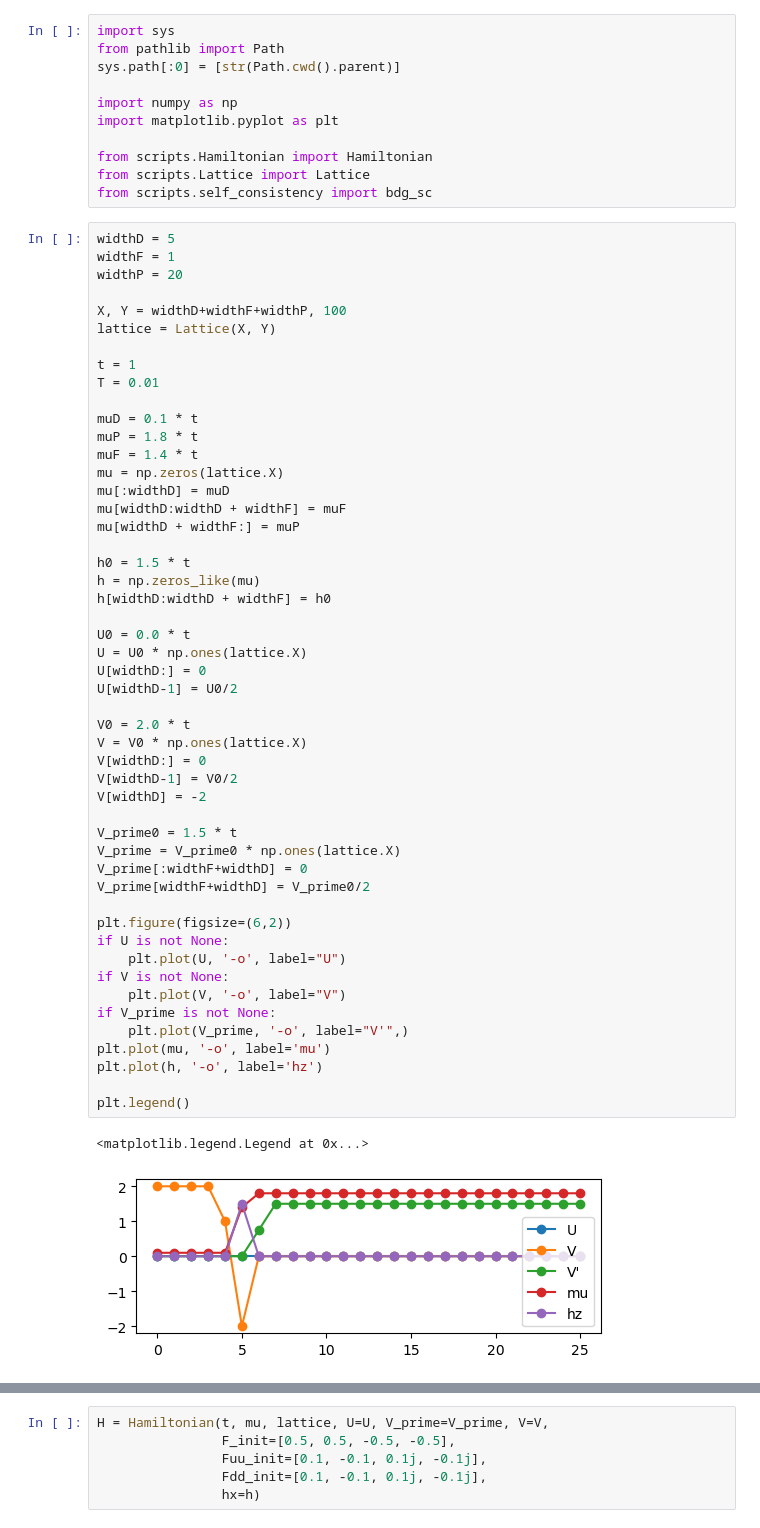
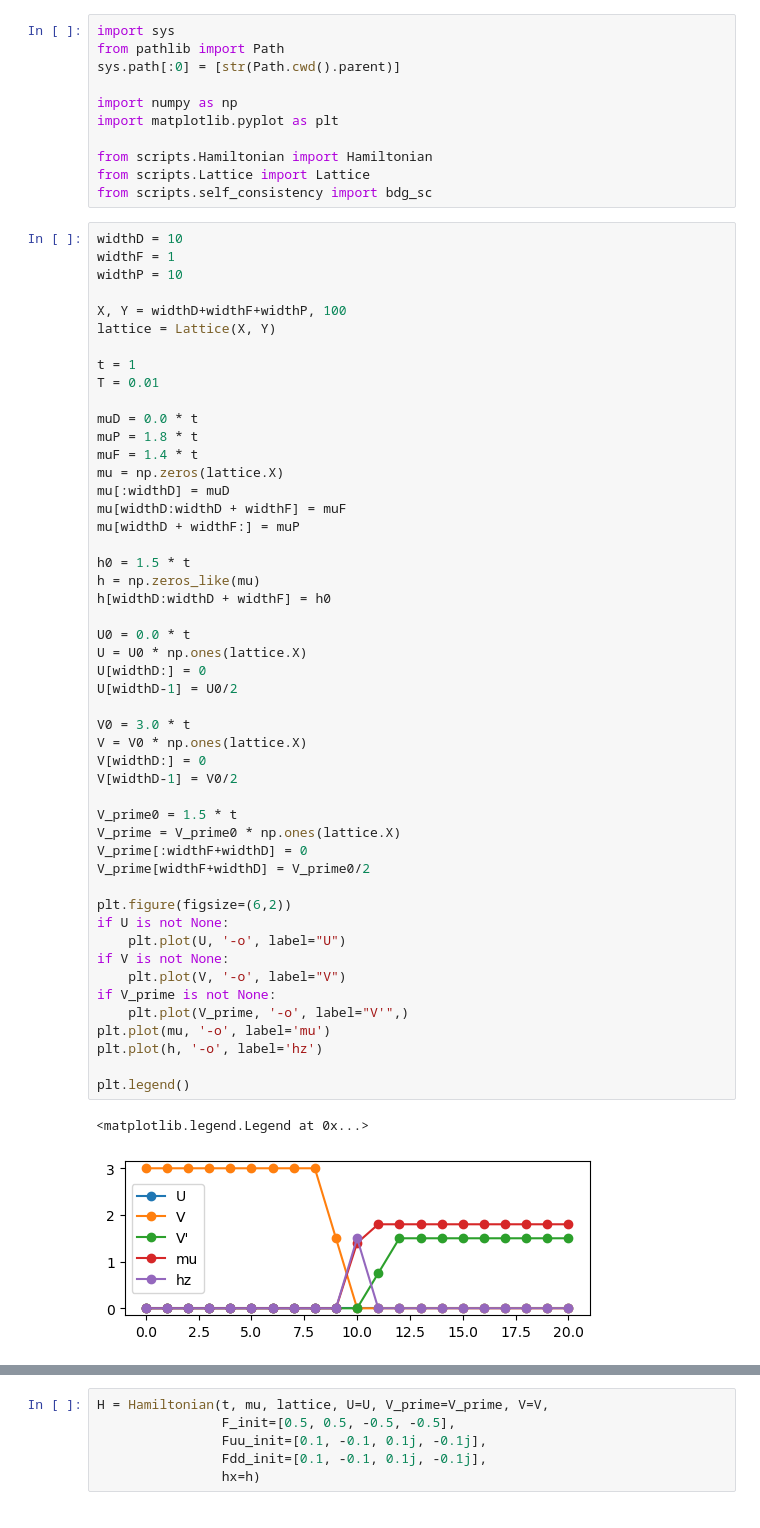
Before and after one commit to emilssp/master-thesis-codebase, a Jupyter notebook: notebooks2/DFP.ipynb, the cells around one changed output, grey strips where cells are left out. Cells and saved outputs as stored; diff of their text form.

```diff
--- a/notebooks2/DFP.ipynb
+++ b/notebooks2/DFP.ipynb
@@ -10,9 +10,9 @@ from scripts.Hamiltonian import Hamiltonian
 from scripts.Lattice import Lattice
 from scripts.self_consistency import bdg_sc
 # %%
-widthD = 5
+widthD = 10
 widthF = 1
-widthP = 20
+widthP = 10
 
 X, Y = widthD+widthF+widthP, 100
 lattice = Lattice(X, Y)
@@ -20,7 +20,7 @@ lattice = Lattice(X, Y)
 t = 1
 T = 0.01
 
-muD = 0.1 * t
+muD = 0.0 * t
 muP = 1.8 * t
 muF = 1.4 * t
 mu = np.zeros(lattice.X)
@@ -32,36 +32,35 @@ h0 = 1.5 * t
 h = np.zeros_like(mu)
 h[widthD:widthD + widthF] = h0
 
 U0 = 0.0 * t
 U = U0 * np.ones(lattice.X)
 U[widthD:] = 0
 U[widthD-1] = U0/2
 
-V0 = 2.0 * t
+V0 = 3.0 * t
 V = V0 * np.ones(lattice.X)
 V[widthD:] = 0
 V[widthD-1] = V0/2
-V[widthD] = -2
 
 V_prime0 = 1.5 * t
 V_prime = V_prime0 * np.ones(lattice.X)
 V_prime[:widthF+widthD] = 0
 V_prime[widthF+widthD] = V_prime0/2
 
 plt.figure(figsize=(6,2))
 if U is not None:
     plt.plot(U, '-o', label="U")
 if V is not None:
     plt.plot(V, '-o', label="V")
 if V_prime is not None:
     plt.plot(V_prime, '-o', label="V'",)
 plt.plot(mu, '-o', label='mu')
 plt.plot(h, '-o', label='hz')
 
 plt.legend()
 # %% [output]
 <matplotlib.legend.Legend at 0x...>
-[figure, old version]
+[figure, new version]
 # %%
 V_plus = np.r_[V[:-1], [0]]
 V_minus = np.r_[[0], V[1:]]
```
Also changed, not shown: parts of 3 cells of this notebook, 7 other files.
